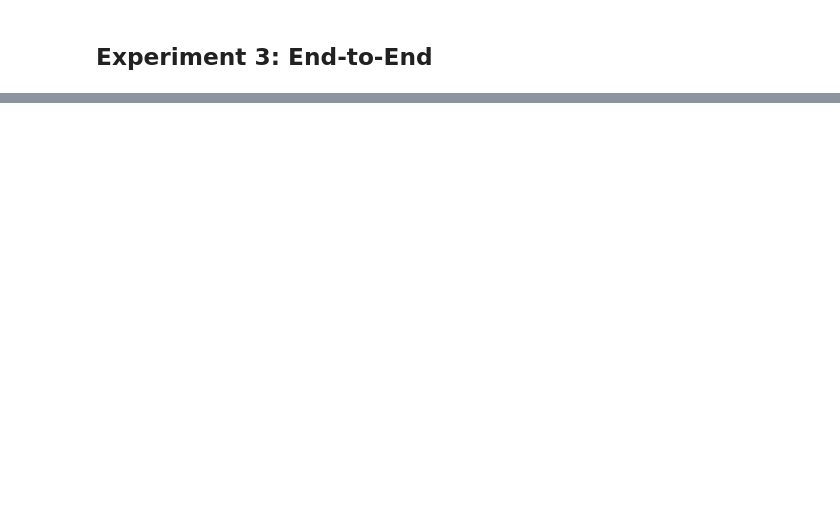
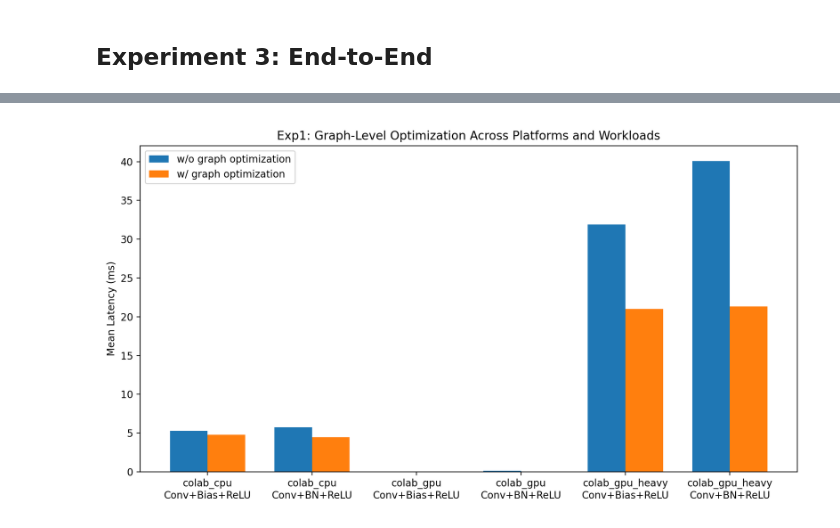
Before and after one commit to baoyunfan0101/tvm-osdi18-reproduction, a Jupyter notebook: pipeline_colab.ipynb, the cells around one changed output, grey strips where cells are left out. Drawn from its saved outputs; the diff is of its cells as text; code cells hidden in the pictures; blank space fills up the shorter version.

```diff
--- a/pipeline_colab.ipynb
+++ b/pipeline_colab.ipynb
@@ -13,11 +13,11 @@ import os
 
 REPO_URL = "https://github.com/baoyunfan0101/tvm-osdi18-reproduction"
 PROJECT_DIR = Path("/content/tvm-osdi18-reproduction")
-RESULTS_ROOT = Path("/content/drive/MyDrive/tvm-osdi18-reproduction-results")
+RESULTS_ROOT = Path("/content/drive/MyDrive/tvm-osdi18-reproduction")
 
-EXP1_RESULTS_DIR = RESULTS_ROOT / "exp1_graph_level" / "result"
-EXP2_RESULTS_DIR = RESULTS_ROOT / "exp2_operator_level" / "result"
-EXP3_RESULTS_DIR = RESULTS_ROOT / "exp3_end2end" / "result"
+EXP1_RESULTS_DIR = RESULTS_ROOT / "exp1_graph_level" / "results"
+EXP2_RESULTS_DIR = RESULTS_ROOT / "exp2_operator_level" / "results"
+EXP3_RESULTS_DIR = RESULTS_ROOT / "exp3_end2end" / "results"
 
 for path in [RESULTS_ROOT, EXP1_RESULTS_DIR, EXP2_RESULTS_DIR, EXP3_RESULTS_DIR]:
     path.mkdir(parents=True, exist_ok=True)
@@ -116,0 +277,5 @@ display(Image(str(EXP3_RESULTS_DIR / "end2end.png")))
+# %%
+#@title Display
+display(Image(str(EXP1_RESULTS_DIR / "fusion_comparison.png")))
+# %% [output]
+[figure, added]
```
Also changed, not shown: parts of 25 cells of this notebook, 6 other files.
